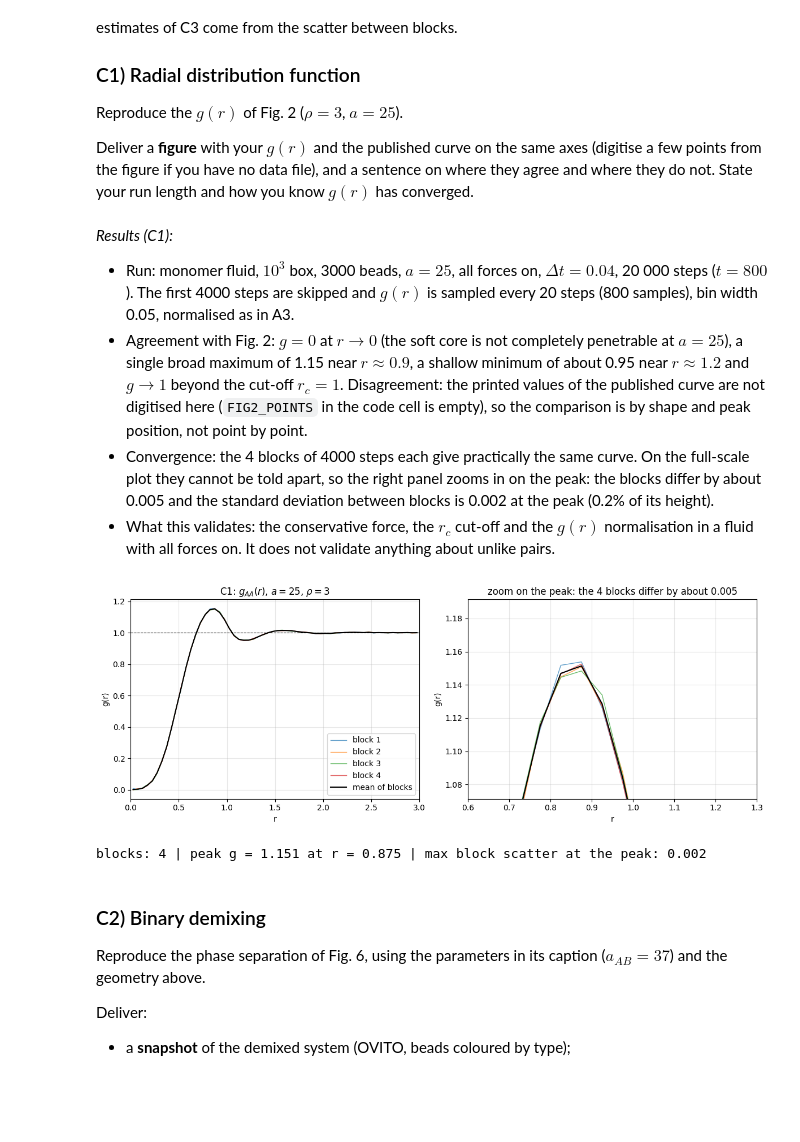
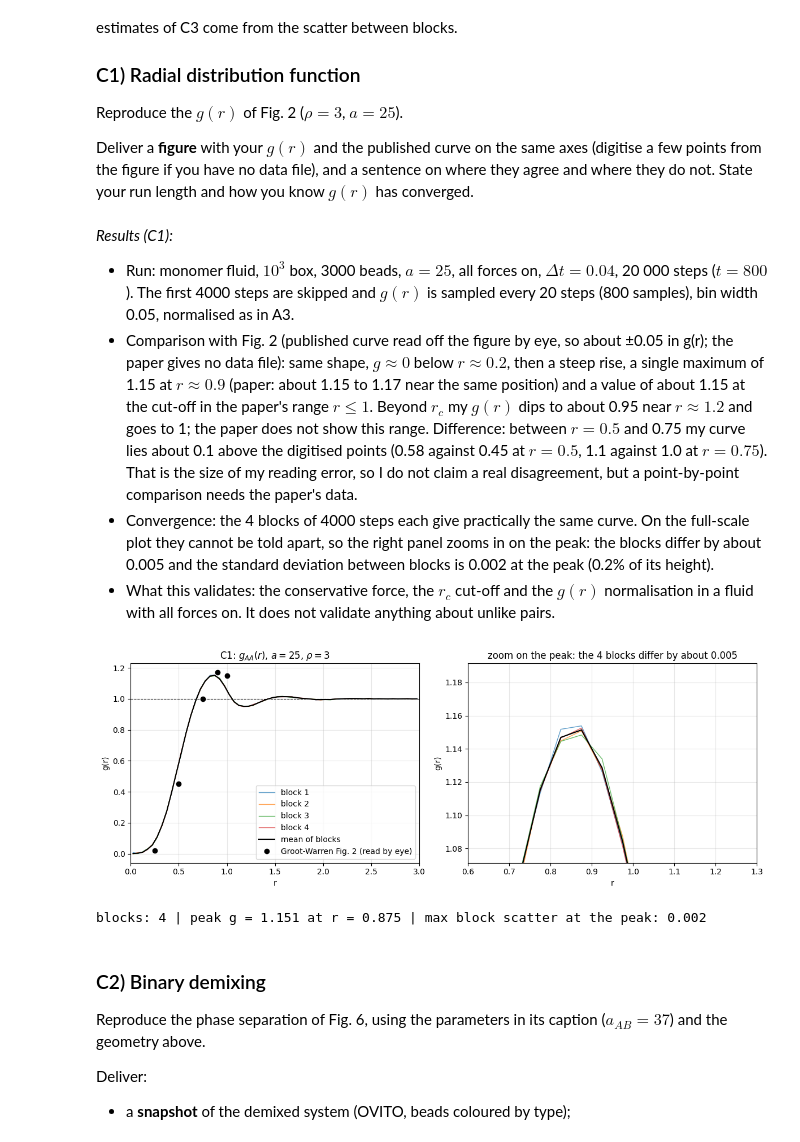
Before and after one commit to datomic117/Particle_based_simulations, a Jupyter notebook: Assignment_3/A3.ipynb, the cells around one changed output. Drawn from its saved outputs; the diff is of its cells as text; code cells hidden in the pictures; blank space fills up the shorter version.

```diff
--- a/Assignment_3/A3.ipynb
+++ b/Assignment_3/A3.ipynb
@@ -887,43 +890,43 @@ length and how you know $g(r)$ has converged.
 *Results (C1):*
 
 - Run: monomer fluid, $10^3$ box, 3000 beads, $a=25$, all forces on, $\Delta t=0.04$, 20 000 steps ($t=800$). The first 4000 steps are skipped and $g(r)$ is sampled every 20 steps (800 samples), bin width 0.05, normalised as in A3.
-- Agreement with Fig. 2: $g=0$ at $r\to0$ (the soft core is not completely penetrable at $a=25$), a single broad maximum of 1.15 near $r\approx0.9$, a shallow minimum of about 0.95 near $r\approx1.2$ and $g\to1$ beyond the cut-off $r_c=1$. Disagreement: the printed values of the published curve are not digitised here (`FIG2_POINTS` in the code cell is empty), so the comparison is by shape and peak position, not point by point.
+- Comparison with Fig. 2 (published curve read off the figure by eye, so about ±0.05 in g(r); the paper gives no data file): same shape, $g\approx0$ below $r\approx0.2$, then a steep rise, a single maximum of 1.15 at $r\approx0.9$ (paper: about 1.15 to 1.17 near the same position) and a value of about 1.15 at the cut-off in the paper's range $r\le1$. Beyond $r_c$ my $g(r)$ dips to about 0.95 near $r\approx1.2$ and goes to 1; the paper does not show this range. Difference: between $r=0.5$ and 0.75 my curve lies about 0.1 above the digitised points (0.58 against 0.45 at $r=0.5$, 1.1 against 1.0 at $r=0.75$). That is the size of my reading error, so I do not claim a real disagreement, but a point-by-point comparison needs the paper's data.
 - Convergence: the 4 blocks of 4000 steps each give practically the same curve. On the full-scale plot they cannot be told apart, so the right panel zooms in on the peak: the blocks differ by about 0.005 and the standard deviation between blocks is 0.002 at the peak (0.2% of its height).
 - What this validates: the conservative force, the $r_c$ cut-off and the $g(r)$ normalisation in a fluid with all forces on. It does not validate anything about unlike pairs.
 # %%
 # C1: g(r) overlaid with Fig. 2
 import numpy as np, pandas as pd, matplotlib.pyplot as plt
 
-# Points read off Fig. 2 of Groot & Warren (r, g). Fill in by digitising the figure; left empty
-# on purpose rather than invented.
-FIG2_POINTS = []   # e.g. [(0.5, 0.2), (0.8, 1.15), ...]
+# Points read off Fig. 2 of Groot & Warren by eye (r, g(r)); estimated accuracy about +-0.05 in g.
+# The paper gives no data file, so these are approximate and only meant to compare shape and peak.
+FIG2_POINTS = [(0.25, 0.02), (0.50, 0.45), (0.75, 1.00), (0.90, 1.17), (1.00, 1.15)]
 
 blocks = pd.read_csv("data/C1_a25_rdf_blocks.csv")
 blocks = blocks[blocks.pair == "AA"]
 blocks["r"] = (blocks.r_min + blocks.r_max) / 2
 piv = blocks.pivot(index="r", columns="block", values="g_r")
 piv = piv.iloc[:, 1:]   # first block holds a single sample (step 4000): drop it
 mean, spread = piv.mean(axis=1), piv.std(axis=1)
 
 fig, (ax, zoom) = plt.subplots(1, 2, figsize=(12, 4.5))
 for a in (ax, zoom):
     for k in piv.columns:
         a.plot(piv.index, piv[k], lw=1, alpha=0.7, label=f"block {k}")
     a.plot(piv.index, mean, "k", lw=1.5, label="mean of blocks")
     a.axhline(1, color="k", ls="--", lw=0.8)
     a.set_xlabel("r"); a.set_ylabel("g(r)"); a.grid(alpha=0.3)
 if FIG2_POINTS:
-    ax.plot(*zip(*FIG2_POINTS), "ko", label="Groot-Warren Fig. 2")
+    ax.plot(*zip(*FIG2_POINTS), "ko", label="Groot-Warren Fig. 2 (read by eye)")
 ax.set(xlim=(0, 3), title=r"C1: $g_{AA}(r)$, $a=25$, $\rho=3$")
 ax.legend()
 zoom.set(xlim=(0.6, 1.3), ylim=(mean.max() - 0.08, mean.max() + 0.04),
          title="zoom on the peak: the 4 blocks differ by about 0.005")
 plt.tight_layout(); plt.show()
 
 print("blocks:", piv.shape[1], "| peak g =", round(mean.max(), 3), "at r =", round(mean.idxmax(), 3),
       "| max block scatter at the peak:", round(spread[mean.idxmax()], 3))
 # %% [output]
-[figure, old version]
+[figure, new version]
 blocks: 4 | peak g = 1.151 at r = 0.875 | max block scatter at the peak: 0.002
 # %% [markdown]
 ### C2) Binary demixing
```
Also changed, not shown: parts of 16 cells of this notebook, 38 other files.
